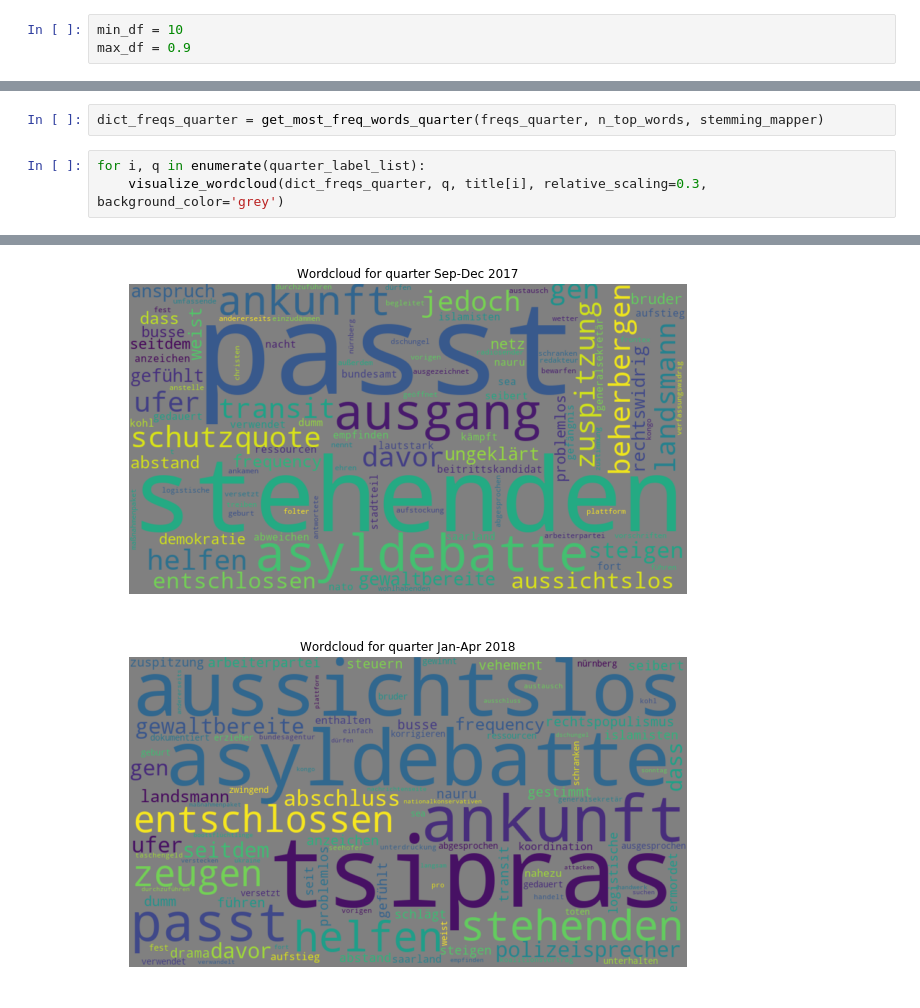
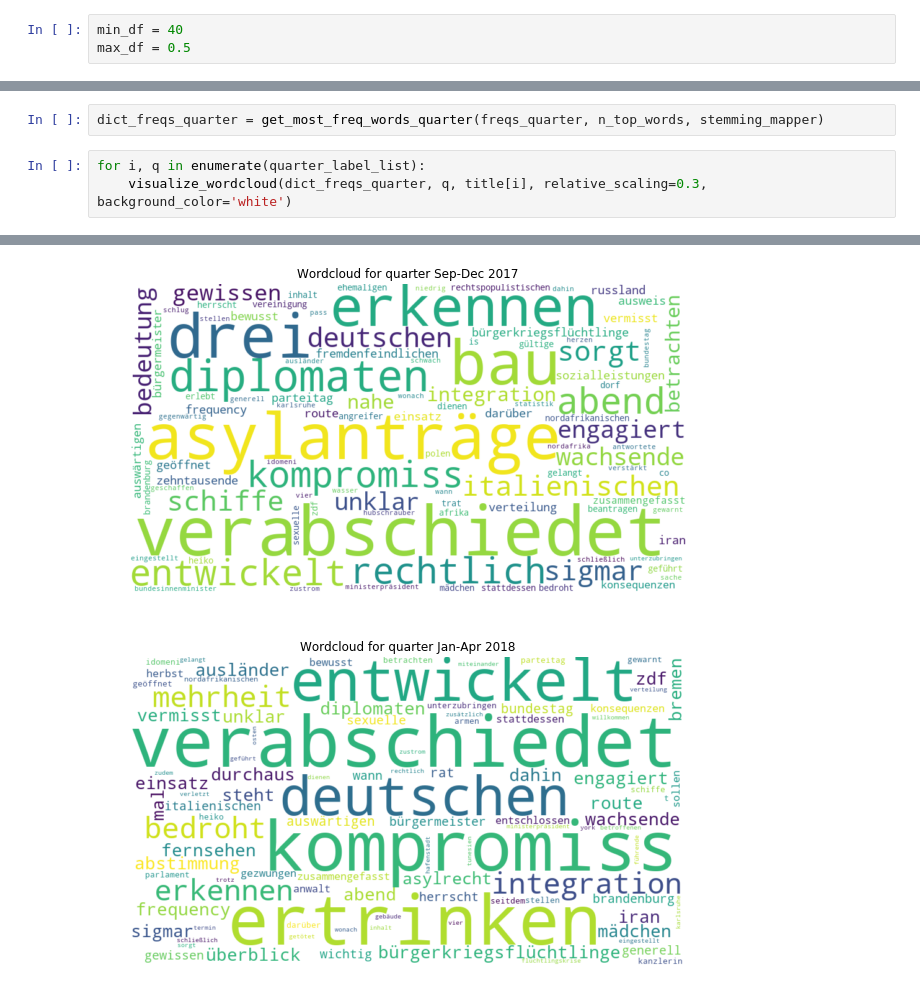
Before and after one commit to diazcelsa/NLP_politics_spiegel, a Jupyter notebook: notebooks/text_process/Articles selection for migration-related topic.ipynb, the cells around one changed output, grey strips where cells are left out. Drawn from its saved outputs; the diff is of its cells as text.

Commit message:
select wordcloud with better TFIDF parameters

```diff
--- a/notebooks/text_process/Articles selection for migration-related topic.ipynb
+++ b/notebooks/text_process/Articles selection for migration-related topic.ipynb
@@ -297,8 +305,8 @@ The combination of parameters that results in a most clear wordcloud representat
 # %% [markdown]
 #### Run word normalization with best parameters and extract most common words per quarter
 # %%
-min_df = 10
-max_df = 0.9
+min_df = 40
+max_df = 0.5
 # %%
 # from selected articles calculate normalized frequencies of words
 results_topic, resultsT_topic = articles_word_normalization(articles_tokenized, min_df,
@@ -333,5 +341,5 @@ stemming_mapper = build_reverse_stemming_mapper(selection_complete, characters,
 dict_freqs_quarter = get_most_freq_words_quarter(freqs_quarter, n_top_words, stemming_mapper)
 # %%
 for i, q in enumerate(quarter_label_list):
-    visualize_wordcloud(dict_freqs_quarter, q, title[i], relative_scaling=0.3, background_color='grey')
+    visualize_wordcloud(dict_freqs_quarter, q, title[i], relative_scaling=0.3, background_color='white')
 # %% [output]
@@ -346,2 +354,2 @@ for i, q in enumerate(quarter_label_list):
-[figure, old version]
+[figure, new version]
-[figure, old version]
+[figure, new version]
```
Also changed, not shown: parts of 4 cells of this notebook, 11 other files.
